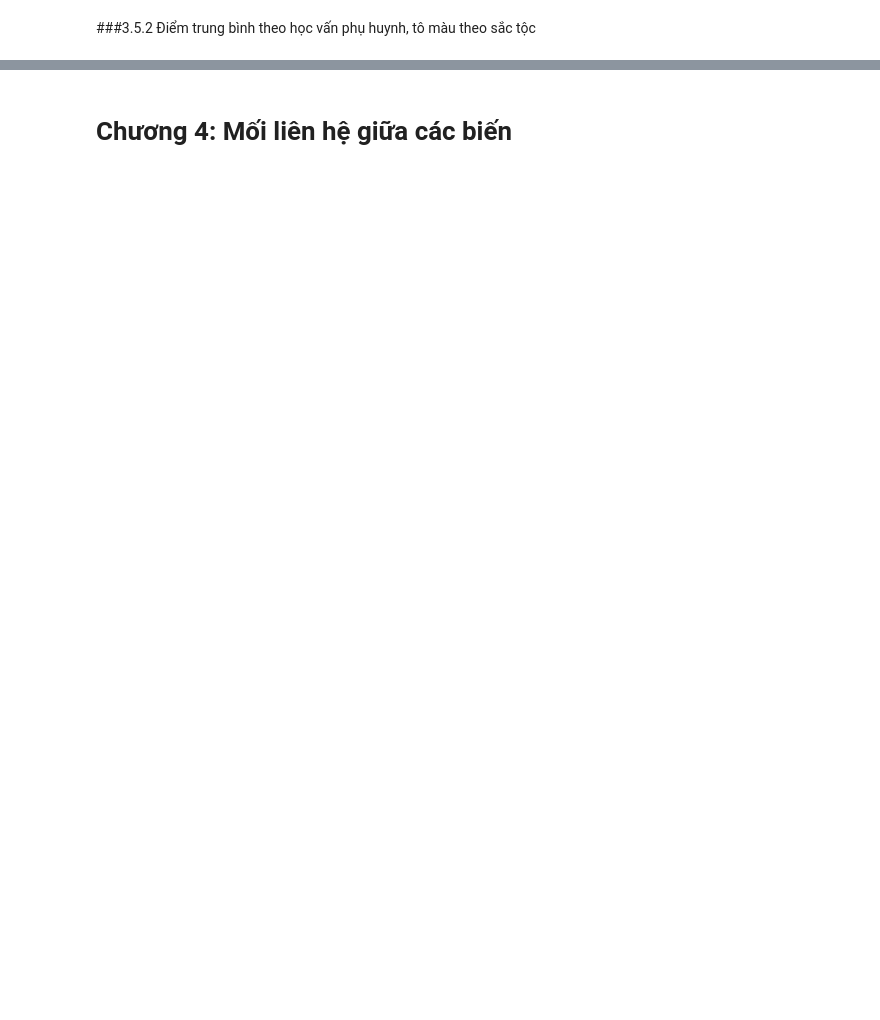
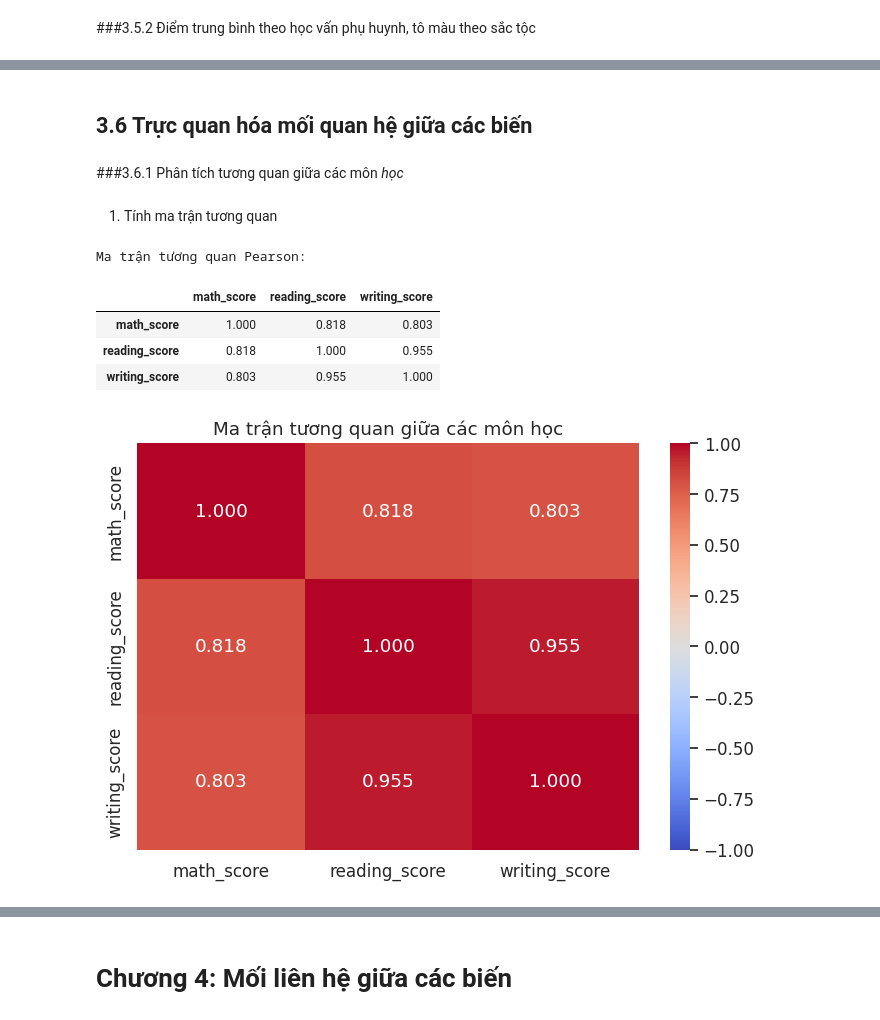
Before and after one commit to 25-DoThanQuocKhanh-24174600024/DHKL18A1HN_Do_An_Nhom_2_CD_3, a Jupyter notebook: Đồ_Án_1_Nhóm_2_2_DHKL18A1HN.ipynb, the cells around one changed output, grey strips where cells are left out. Drawn from its saved outputs; the diff is of its cells as text; code cells hidden in the pictures; blank space fills up the shorter version.

```diff
--- a/Đồ_Án_1_Nhóm_2_2_DHKL18A1HN.ipynb
+++ b/Đồ_Án_1_Nhóm_2_2_DHKL18A1HN.ipynb
@@ -1653,0 +1693,39 @@ print(summary(aov(average_score ~ race_ethnicity + parental_education, data = df
+# %% [markdown]
+## 3.6 Trực quan hóa mối quan hệ giữa các biến
+# %% [markdown]
+###3.6.1 Phân tích tương quan giữa các môn *học*
+# %% [markdown]
+1) Tính ma trận tương quan
+# %%
+
+
+# Các biến điểm số
+score_cols = ["math_score", "reading_score", "writing_score"]
+
+# Ma trận tương quan Pearson
+corr = df[score_cols].corr(method="pearson")
+
+print("Ma trận tương quan Pearson:")
+display(corr.round(3))
+
+# Vẽ Heatmap tương quan
+plt.figure(figsize=(7, 5))
+sns.heatmap(
+    corr,
+    annot=True,
+    fmt=".3f",
+    cmap="coolwarm",
+    vmin=-1,
+    vmax=1,
+    center=0
+)
+plt.title("Ma trận tương quan giữa các môn học")
+plt.tight_layout()
+plt.show()
+# %% [output]
+Ma trận tương quan Pearson:
+|  | math_score | reading_score | writing_score |
+| math_score | 1.000 | 0.818 | 0.803 |
+| reading_score | 0.818 | 1.000 | 0.955 |
+| writing_score | 0.803 | 0.955 | 1.000 |
+[figure, added]
```
Also changed, not shown: parts of 38 cells of this notebook.
